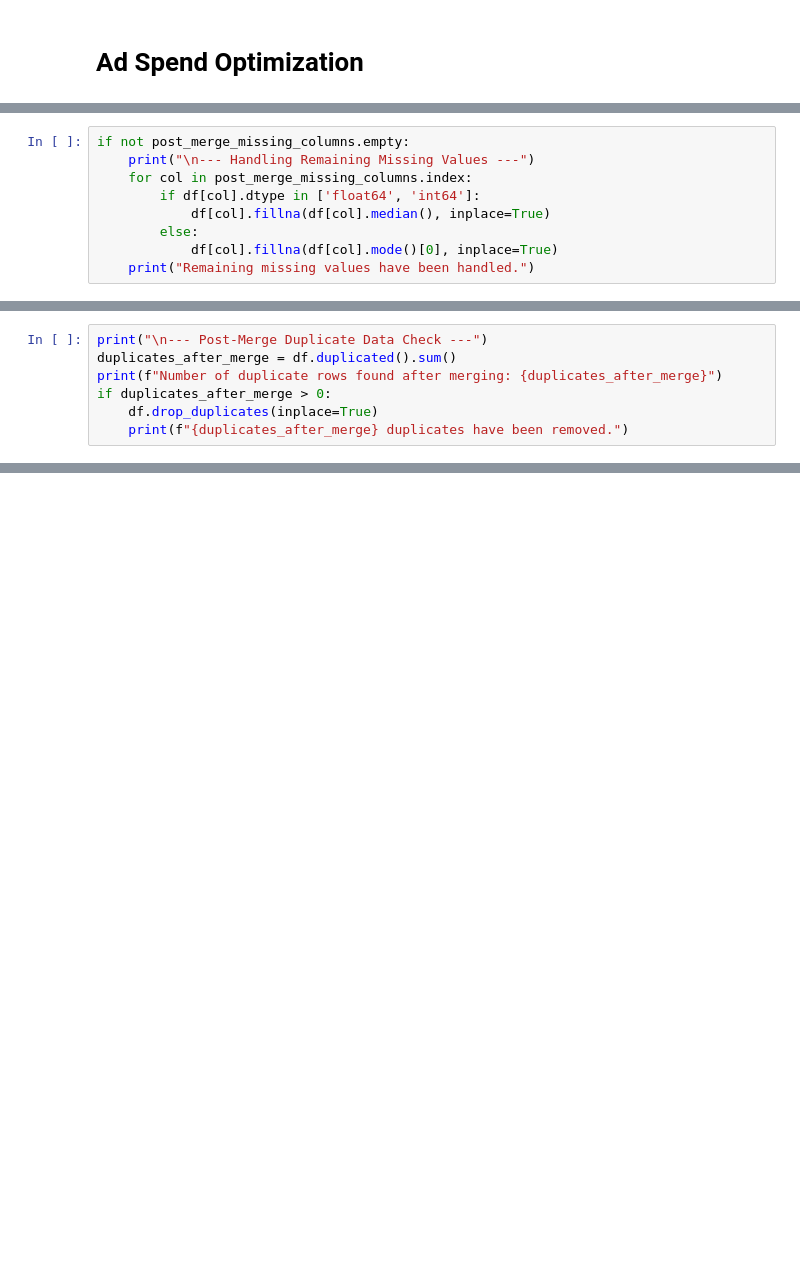
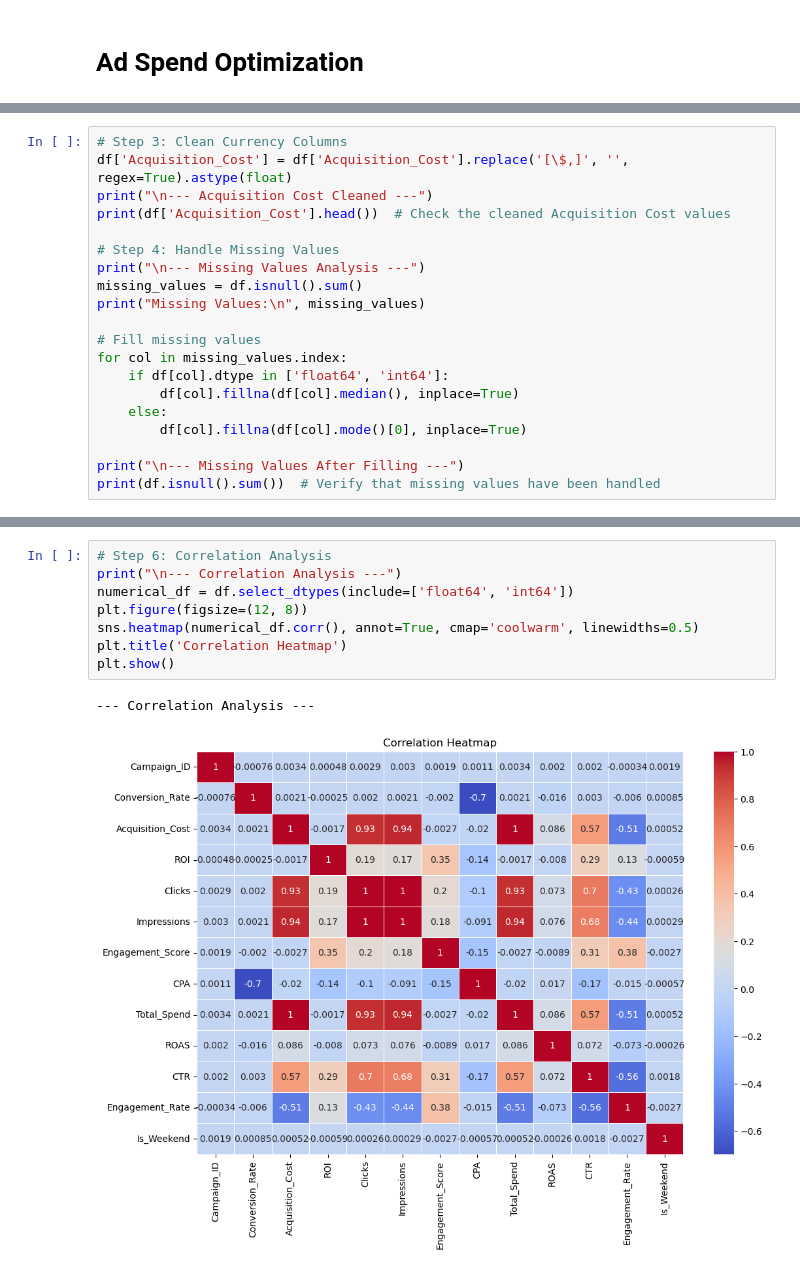
Before and after one commit to MiltonGreat/Ad-Spend-Optimization-Model, a Jupyter notebook: Ad Spend Optimization.ipynb, the cells around one changed output, grey strips where cells are left out. Cells and saved outputs as stored; diff of their text form; blank space fills up the shorter version.

```diff
--- a/Ad Spend Optimization.ipynb
+++ b/Ad Spend Optimization.ipynb
@@ -200,9 +53,20 @@ Data columns (total 16 columns):
 # %%
-if not post_merge_missing_columns.empty:
-    print("\n--- Handling Remaining Missing Values ---")
-    for col in post_merge_missing_columns.index:
-        if df[col].dtype in ['float64', 'int64']:
-            df[col].fillna(df[col].median(), inplace=True)
-        else:
-            df[col].fillna(df[col].mode()[0], inplace=True)
-    print("Remaining missing values have been handled.")
+# Step 3: Clean Currency Columns
+df['Acquisition_Cost'] = df['Acquisition_Cost'].replace('[\$,]', '', regex=True).astype(float)
+print("\n--- Acquisition Cost Cleaned ---")
+print(df['Acquisition_Cost'].head())  # Check the cleaned Acquisition Cost values
+
+# Step 4: Handle Missing Values
+print("\n--- Missing Values Analysis ---")
+missing_values = df.isnull().sum()
+print("Missing Values:\n", missing_values)
+
+# Fill missing values
+for col in missing_values.index:
+    if df[col].dtype in ['float64', 'int64']:
+        df[col].fillna(df[col].median(), inplace=True)
+    else:
+        df[col].fillna(df[col].mode()[0], inplace=True)
+
+print("\n--- Missing Values After Filling ---")
+print(df.isnull().sum())  # Verify that missing values have been handled
@@ -209,7 +120,0 @@ if not post_merge_missing_columns.empty:
-# %%
-print("\n--- Post-Merge Duplicate Data Check ---")
-duplicates_after_merge = df.duplicated().sum()
-print(f"Number of duplicate rows found after merging: {duplicates_after_merge}")
-if duplicates_after_merge > 0:
-    df.drop_duplicates(inplace=True)
-    print(f"{duplicates_after_merge} duplicates have been removed.")
@@ -997,0 +201,11 @@ plt.show()
+# %%
+# Step 6: Correlation Analysis
+print("\n--- Correlation Analysis ---")
+numerical_df = df.select_dtypes(include=['float64', 'int64'])
+plt.figure(figsize=(12, 8))
+sns.heatmap(numerical_df.corr(), annot=True, cmap='coolwarm', linewidths=0.5)
+plt.title('Correlation Heatmap')
+plt.show()
+# %% [output]
+--- Correlation Analysis ---
+[figure, added]
```
Also changed, not shown: parts of 32 cells of this notebook.
